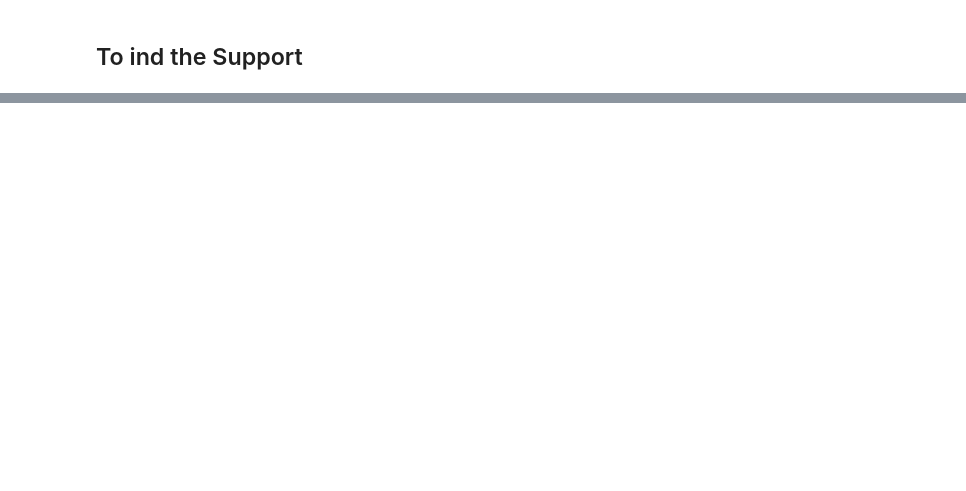
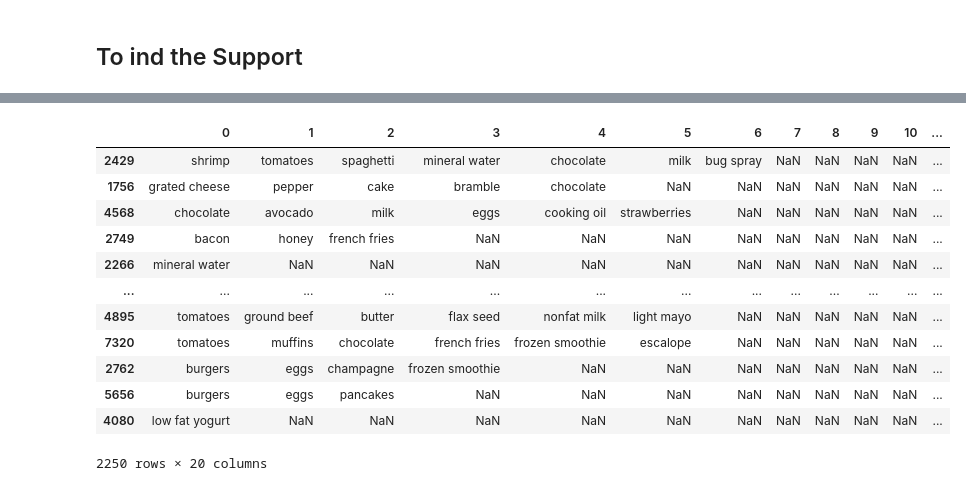
Before and after one commit to avadhdobariya601/AprioriAdvancement, a Jupyter notebook: Untitled1.ipynb, the cells around one changed output, grey strips where cells are left out. Cells and saved outputs as stored; diff of their text form; code cells hidden in the pictures; blank space fills up the shorter version.

```diff
--- a/Untitled1.ipynb
+++ b/Untitled1.ipynb
@@ -46,0 +111,16 @@ df3.describe()
+# %%
+thirtypercent
+# %% [output]
+|  | 0 | 1 | 2 | 3 | 4 | 5 | 6 | 7 | 8 | 9 | 10 | ... |
+| 2429 | shrimp | tomatoes | spaghetti | mineral water | chocolate | milk | bug spray | NaN | NaN | NaN | NaN | ... |
+| 1756 | grated cheese | pepper | cake | bramble | chocolate | NaN | NaN | NaN | NaN | NaN | NaN | ... |
+| 4568 | chocolate | avocado | milk | eggs | cooking oil | strawberries | NaN | NaN | NaN | NaN | NaN | ... |
+| 2749 | bacon | honey | french fries | NaN | NaN | NaN | NaN | NaN | NaN | NaN | NaN | ... |
+| 2266 | mineral water | NaN | NaN | NaN | NaN | NaN | NaN | NaN | NaN | NaN | NaN | ... |
+| ... | ... | ... | ... | ... | ... | ... | ... | ... | ... | ... | ... | ... |
+| 4895 | tomatoes | ground beef | butter | flax seed | nonfat milk | light mayo | NaN | NaN | NaN | NaN | NaN | ... |
+| 7320 | tomatoes | muffins | chocolate | french fries | frozen smoothie | escalope | NaN | NaN | NaN | NaN | NaN | ... |
+| 2762 | burgers | eggs | champagne | frozen smoothie | NaN | NaN | NaN | NaN | NaN | NaN | NaN | ... |
+| 5656 | burgers | eggs | pancakes | NaN | NaN | NaN | NaN | NaN | NaN | NaN | NaN | ... |
+| 4080 | low fat yogurt | NaN | NaN | NaN | NaN | NaN | NaN | NaN | NaN | NaN | NaN | ... |
+2250 rows × 20 columns
```
Also changed, not shown: parts of 22 cells of this notebook.
